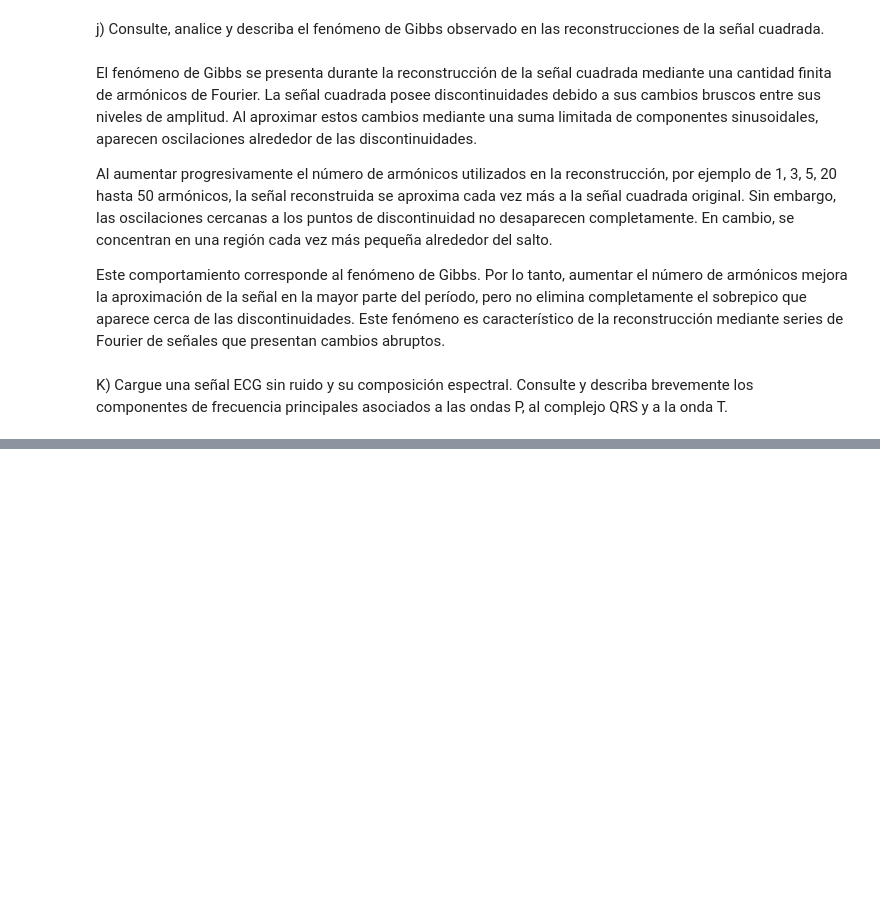
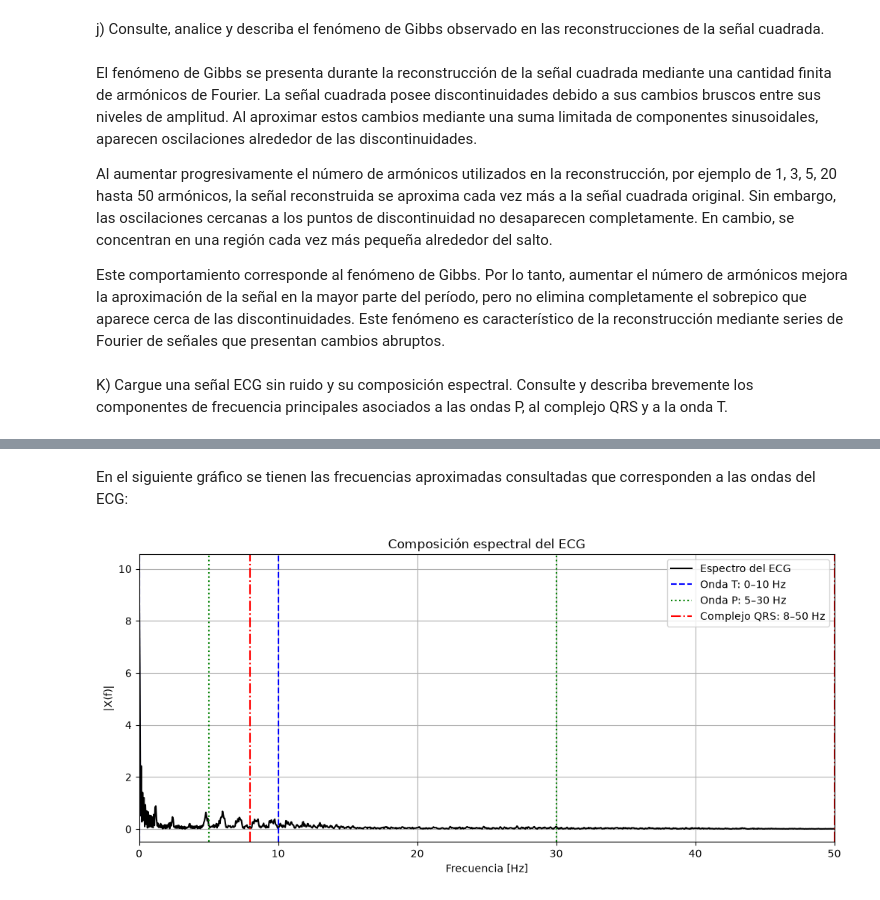
Before and after one commit to luisfmontoyaf/Biosenales_Luis_Montoya_Karly_Tarazona, a Jupyter notebook: practica_3/practica_3.ipynb, the cells around one changed output, grey strips where cells are left out. Drawn from its saved outputs; the diff is of its cells as text; code cells hidden in the pictures; blank space fills up the shorter version.

```diff
--- a/practica_3/practica_3.ipynb
+++ b/practica_3/practica_3.ipynb
@@ -243,0 +344,79 @@ K) Cargue una señal ECG sin ruido y su composición espectral. Consulte y descr
+# %% [markdown]
+En el siguiente gráfico se tienen las frecuencias aproximadas consultadas que corresponden a las ondas del ECG:
+# %%
+plt.figure(figsize=(12, 5))
+
+# Espectro del ECG
+plt.plot(
+    frecuencias,
+    magnitud,
+    label="Espectro del ECG",
+    color="black"
+)
+
+# ------------------------------------------------------------
+# Onda T: 0 - 10 Hz
+# ------------------------------------------------------------
+
+plt.axvline(
+    0,
+    color="blue",
+    linestyle="--",
+    label="Onda T: 0–10 Hz"
+)
+
+plt.axvline(
+    10,
+    color="blue",
+    linestyle="--"
+)
+
+# ------------------------------------------------------------
+# Onda P: 5 - 30 Hz
+# ------------------------------------------------------------
+
+plt.axvline(
+    5,
+    color="green",
+    linestyle=":",
+    label="Onda P: 5–30 Hz"
+)
+
+plt.axvline(
+    30,
+    color="green",
+    linestyle=":"
+)
+
+# ------------------------------------------------------------
+# Complejo QRS: 8 - 50 Hz
+# ------------------------------------------------------------
+
+plt.axvline(
+    8,
+    color="red",
+    linestyle="-.",
+    label="Complejo QRS: 8–50 Hz"
+)
+
+plt.axvline(
+    50,
+    color="red",
+    linestyle="-."
+)
+
+# ------------------------------------------------------------
+# Configuración
+# ------------------------------------------------------------
+
+plt.xlabel("Frecuencia [Hz]")
+plt.ylabel("|X(f)|")
+plt.title("Composición espectral del ECG")
+plt.xlim(0, 50)
+plt.grid()
+
+plt.legend()
+
+plt.show()
+# %% [output]
+[figure, added]
```
Also changed, not shown: parts of 10 cells of this notebook, 3 other files.
